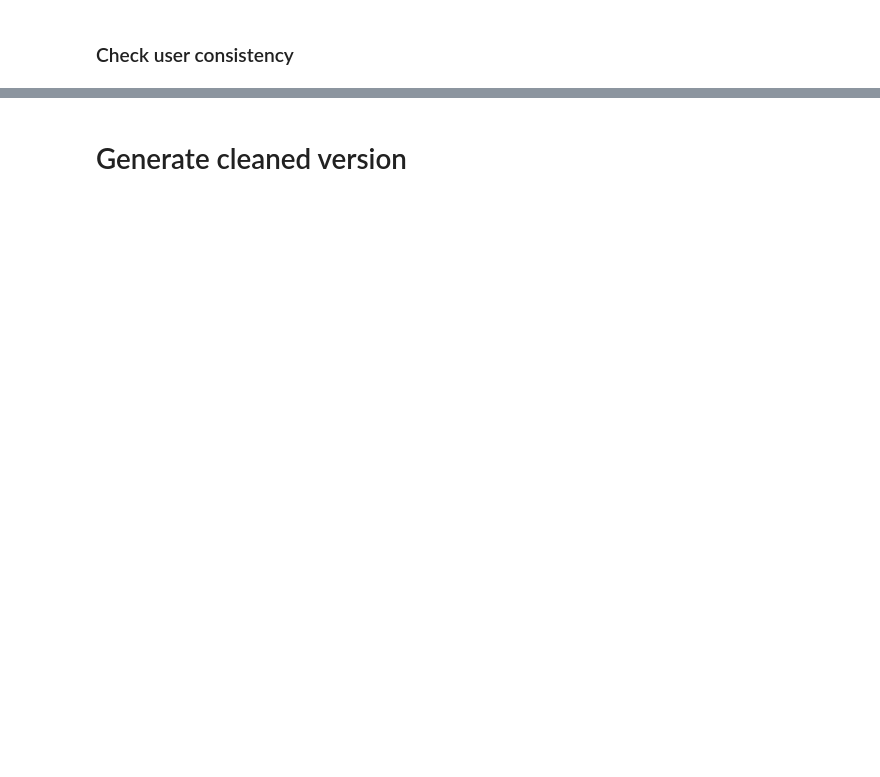
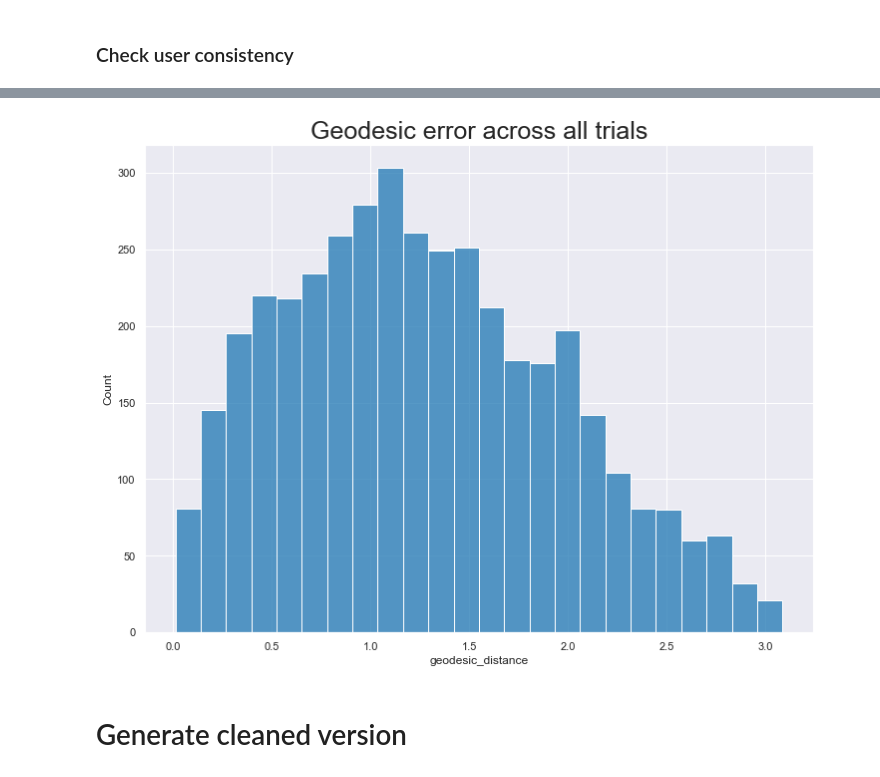
Before and after one commit to yifr/mlve, a Jupyter notebook: analysis/surface_normals_analysis.ipynb, the cells around one changed output, grey strips where cells are left out. Cells and saved outputs as stored; diff of their text form; code cells hidden in the pictures; blank space fills up the shorter version.

```diff
--- a/analysis/surface_normals_analysis.ipynb
+++ b/analysis/surface_normals_analysis.ipynb
@@ -38,8 +38,11 @@ rcParams["font.size"] = 18
 rcParams["figure.titlesize"] = 26
 # %%
 projName = "mlve"
-experiment = "tdw"
-experimentName = f"{experiment}_surface-normals"
+experiment = "gestalt_shapegen"
+experimentName = f"{experiment}-surface-normals-split-half"
 S3_BUCKET_NAME = "mlve-v1"
+
+attention_check = "attentionCheck"
+batch_idx = "batchIdx"
 # %% [markdown]
 To download data (@Yoni only), run:
@@ -167,14 +266,16 @@ plt.show()
 # %%
 
-fig, axs = plt.subplots(1, 2, figsize=(18,9))
-sns.histplot(df["geodesic_distance"], ax=axs[0])
-sns.histplot(df["cosine_similarity"], ax=axs[1])
+fig, axs = plt.subplots(1, 1, figsize=(12,9))
+sns.histplot(df["geodesic_distance"], ax=axs)
+# sns.histplot(df["cosine_similarity"], ax=axs[1])
 
-axs[0].set_title(f"Geodesic error across all trials", fontsize=18)
-axs[1].set_title(f"Cosine similarity across all trials", fontsize=18)
-plt.suptitle(f"{experimentName}")
+axs.set_title(f"Geodesic error across all trials", fontsize=25)
+# axs[1].set_title(f"Cosine similarity across all trials", fontsize=25)
+# plt.suptitle(f"{experimentName}")
 
 plt.show()
+# %% [output]
+[figure, added]
 # %% [markdown]
 # Generate cleaned version
 # %%
```
Also changed, not shown: parts of 30 cells of this notebook, 11 other files.
